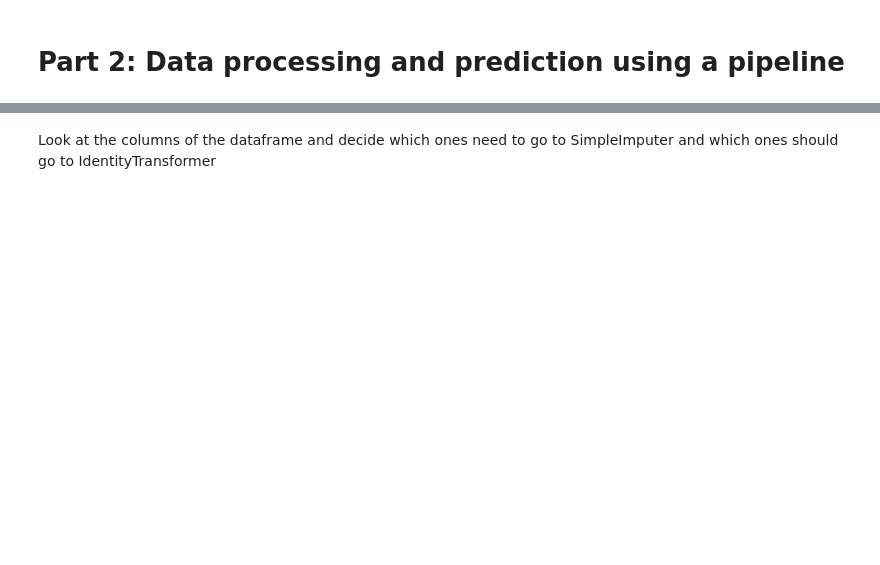
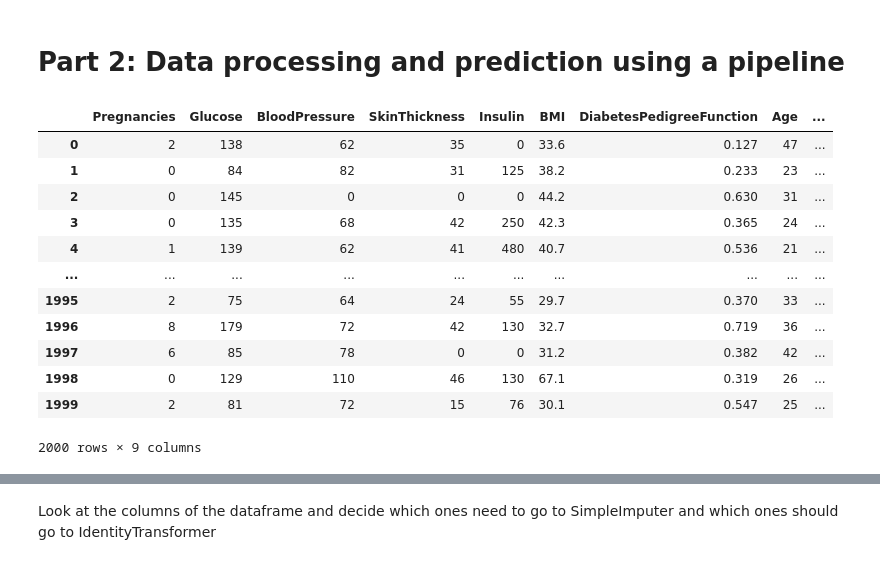
Before and after one commit to AtishaySG25/AML, a Jupyter notebook: Lab_Sessional_1/AtishaySG_231057006.ipynb, the cells around one changed output, grey strips where cells are left out. Saved outputs shown, nothing was run; the diff lists cells and outputs as text; code cells hidden in the pictures; blank space fills up the shorter version.

```diff
--- a/Lab_Sessional_1/AtishaySG_231057006.ipynb
+++ b/Lab_Sessional_1/AtishaySG_231057006.ipynb
@@ -528,10 +550,26 @@ accuracy_score(y_pred=y_pred, y_true=y_test)
 # %%
 # TODO: 28 Repeat activities that need to be done outside pipeline
 # Reading csv, dropping duplicates & other steps that you might have performed - but need to be done outside the pipeline now
 
-df = pd.read_csv(....)
-.....
+df2 = pd.read_csv("D://AML//AML-AIML//Lab_Sessional_1//d2.csv")
+df2.drop_duplicates
+
+df2
 #Add other code for dropping duplicates etc
+# %% [output]
+|  | Pregnancies | Glucose | BloodPressure | SkinThickness | Insulin | BMI | DiabetesPedigreeFunction | Age | ... |
+| 0 | 2 | 138 | 62 | 35 | 0 | 33.6 | 0.127 | 47 | ... |
+| 1 | 0 | 84 | 82 | 31 | 125 | 38.2 | 0.233 | 23 | ... |
+| 2 | 0 | 145 | 0 | 0 | 0 | 44.2 | 0.630 | 31 | ... |
+| 3 | 0 | 135 | 68 | 42 | 250 | 42.3 | 0.365 | 24 | ... |
+| 4 | 1 | 139 | 62 | 41 | 480 | 40.7 | 0.536 | 21 | ... |
+| ... | ... | ... | ... | ... | ... | ... | ... | ... | ... |
+| 1995 | 2 | 75 | 64 | 24 | 55 | 29.7 | 0.370 | 33 | ... |
+| 1996 | 8 | 179 | 72 | 42 | 130 | 32.7 | 0.719 | 36 | ... |
+| 1997 | 6 | 85 | 78 | 0 | 0 | 31.2 | 0.382 | 42 | ... |
+| 1998 | 0 | 129 | 110 | 46 | 130 | 67.1 | 0.319 | 26 | ... |
+| 1999 | 2 | 81 | 72 | 15 | 76 | 30.1 | 0.547 | 25 | ... |
+2000 rows × 9 columns
 # %%
 # TODO: 29 Split the data into X and y. Then do train test split here
 
```
Also changed, not shown: parts of 23 cells of this notebook.
